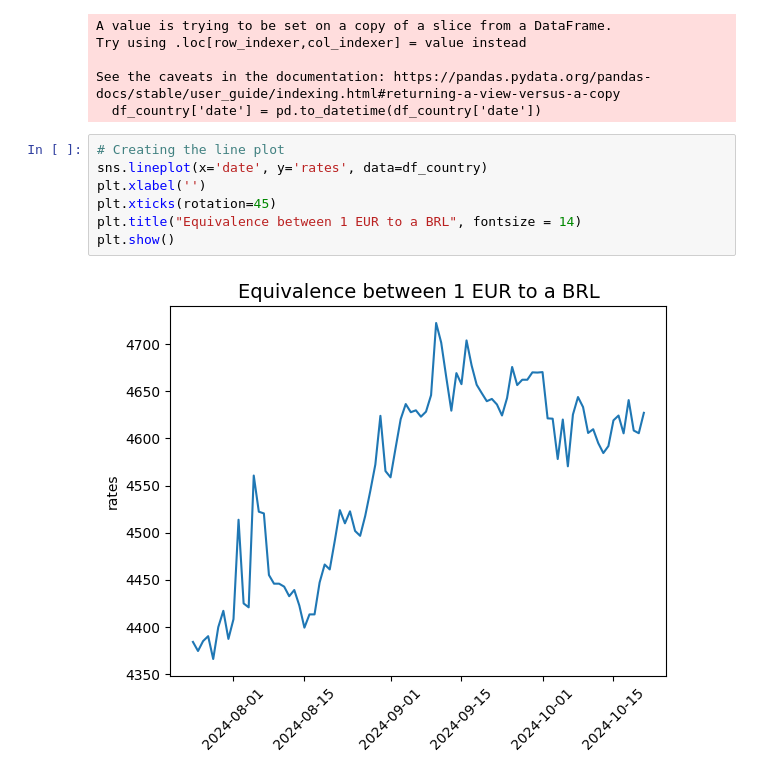
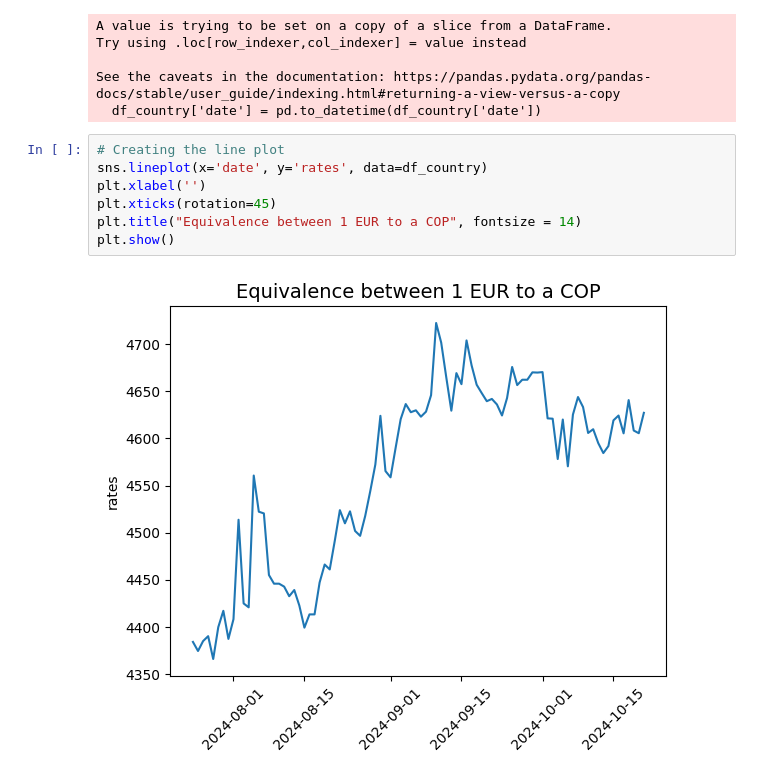
Before and after one commit to shadzic/ESMT_2024_DataScraping_Students, a Jupyter notebook: testing_currency.ipynb, the cells around one changed output. Saved outputs shown, nothing was run; the diff lists cells and outputs as text.

Commit message:
fixed coin title

```diff
--- a/testing_currency.ipynb
+++ b/testing_currency.ipynb
@@ -142,9 +142,9 @@ See the caveats in the documentation: https://pandas.pydata.org/pandas-docs/stab
 # %%
 # Creating the line plot
 sns.lineplot(x='date', y='rates', data=df_country)
 plt.xlabel('')
 plt.xticks(rotation=45)
-plt.title("Equivalence between 1 EUR to a BRL", fontsize = 14)
+plt.title("Equivalence between 1 EUR to a COP", fontsize = 14)
 plt.show()
 # %% [output]
-[figure, old version]
+[figure, new version]
```
